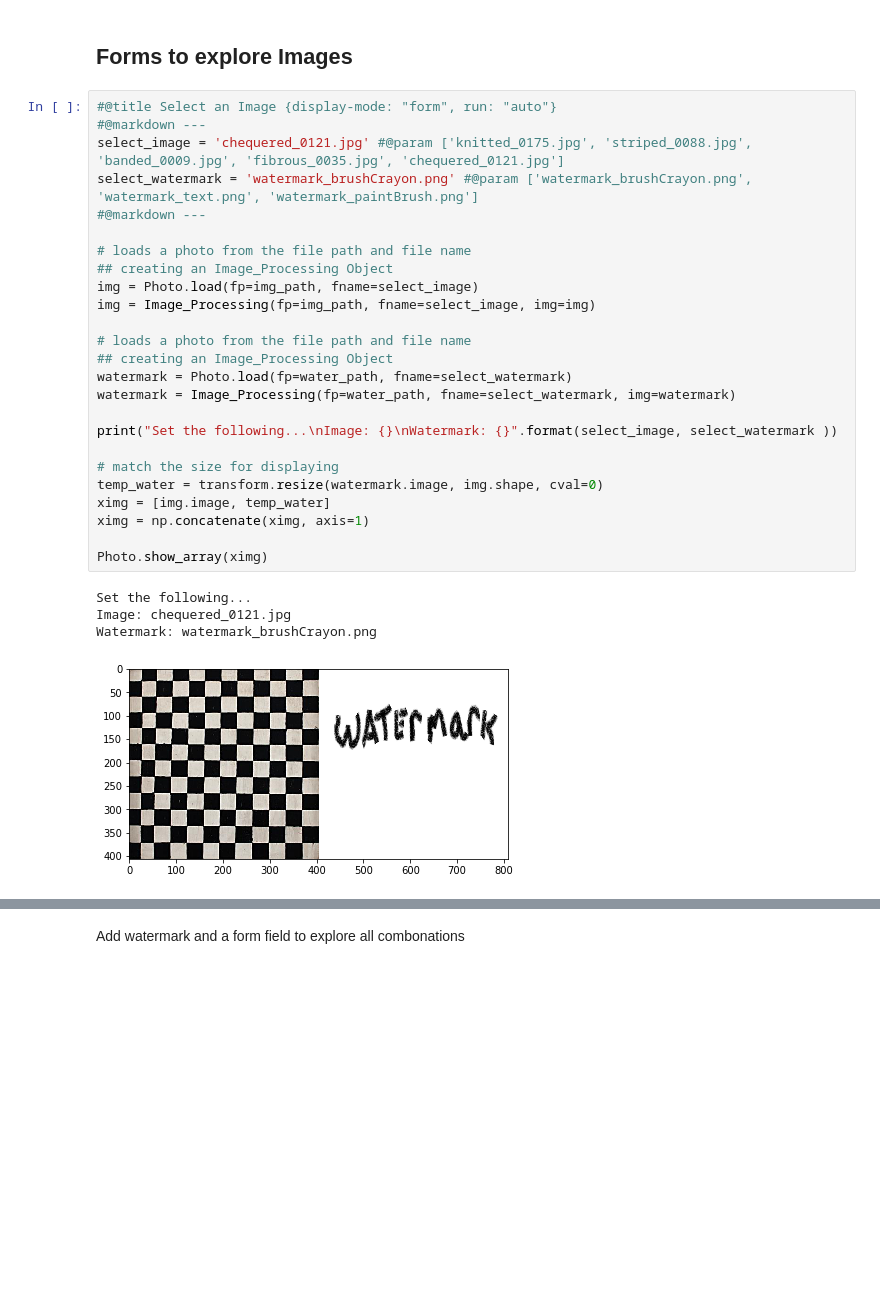
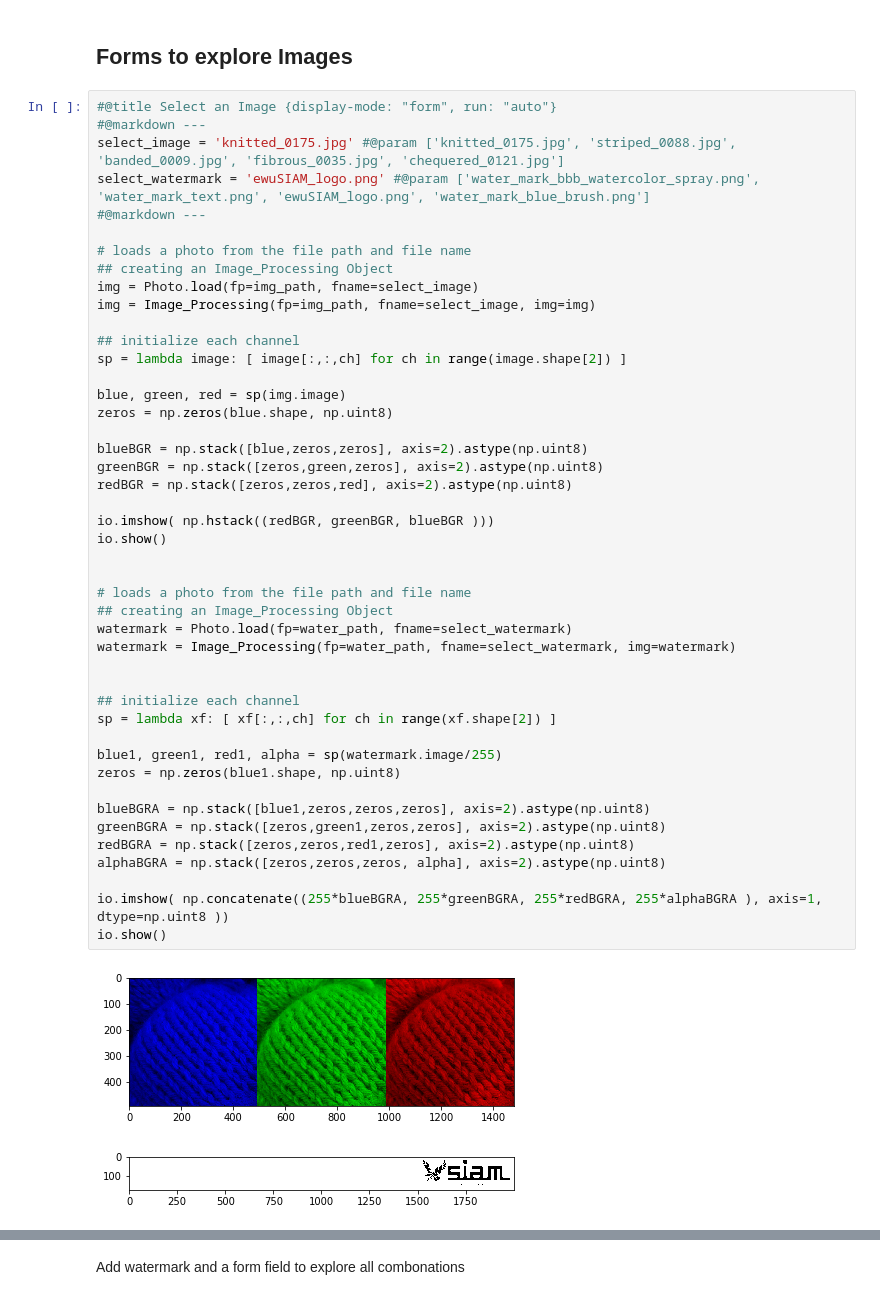
Before and after one commit to Babcock-R17/Image-Processing, a Jupyter notebook: Independent_Study.ipynb, the cells around one changed output, grey strips where cells are left out. Cells and saved outputs as stored; diff of their text form; blank space fills up the shorter version.

```diff
--- a/Independent_Study.ipynb
+++ b/Independent_Study.ipynb
@@ -327,33 +303,51 @@ Images loaded are ['watermark_brushCrayon.png', 'watermark_text.png', 'watermark
 # %%
 #@title Select an Image {display-mode: "form", run: "auto"}
 #@markdown ---
-select_image = 'chequered_0121.jpg' #@param ['knitted_0175.jpg', 'striped_0088.jpg', 'banded_0009.jpg', 'fibrous_0035.jpg', 'chequered_0121.jpg']
-select_watermark = 'watermark_brushCrayon.png' #@param ['watermark_brushCrayon.png', 'watermark_text.png', 'watermark_paintBrush.png']
+select_image = 'knitted_0175.jpg' #@param ['knitted_0175.jpg', 'striped_0088.jpg', 'banded_0009.jpg', 'fibrous_0035.jpg', 'chequered_0121.jpg']
+select_watermark = 'ewuSIAM_logo.png' #@param ['water_mark_bbb_watercolor_spray.png', 'water_mark_text.png', 'ewuSIAM_logo.png', 'water_mark_blue_brush.png']
 #@markdown ---
 
 # loads a photo from the file path and file name
 ## creating an Image_Processing Object
 img = Photo.load(fp=img_path, fname=select_image)
 img = Image_Processing(fp=img_path, fname=select_image, img=img)
 
+## initialize each channel
+sp = lambda image: [ image[:,:,ch] for ch in range(image.shape[2]) ]
+
+blue, green, red = sp(img.image)
+zeros = np.zeros(blue.shape, np.uint8)
+
+blueBGR = np.stack([blue,zeros,zeros], axis=2).astype(np.uint8)
+greenBGR = np.stack([zeros,green,zeros], axis=2).astype(np.uint8)
+redBGR = np.stack([zeros,zeros,red], axis=2).astype(np.uint8)
+
+io.imshow( np.hstack((redBGR, greenBGR, blueBGR )))
+io.show()
+
+
 # loads a photo from the file path and file name
 ## creating an Image_Processing Object
 watermark = Photo.load(fp=water_path, fname=select_watermark)
 watermark = Image_Processing(fp=water_path, fname=select_watermark, img=watermark)
 
-print("Set the following...\nImage: {}\nWatermark: {}".format(select_image, select_watermark ))
 
-# match the size for displaying
-temp_water = transform.resize(watermark.image, img.shape, cval=0)
-ximg = [img.image, temp_water]
-ximg = np.concatenate(ximg, axis=1)
+## initialize each channel
+sp = lambda xf: [ xf[:,:,ch] for ch in range(xf.shape[2]) ]
 
-Photo.show_array(ximg)
+blue1, green1, red1, alpha = sp(watermark.image/255)
+zeros = np.zeros(blue1.shape, np.uint8)
+
+blueBGRA = np.stack([blue1,zeros,zeros,zeros], axis=2).astype(np.uint8)
+greenBGRA = np.stack([zeros,green1,zeros,zeros], axis=2).astype(np.uint8)
+redBGRA = np.stack([zeros,zeros,red1,zeros], axis=2).astype(np.uint8)
+alphaBGRA = np.stack([zeros,zeros,zeros, alpha], axis=2).astype(np.uint8)
+
+io.imshow( np.concatenate((255*blueBGRA, 255*greenBGRA, 255*redBGRA, 255*alphaBGRA ), axis=1, dtype=np.uint8 ))
+io.show()
 # %% [output]
-Set the following...
-Image: chequered_0121.jpg
-Watermark: watermark_brushCrayon.png
-[figure, old version]
+[figure, new version]
+[figure, added]
 # %%
 #@title Select Parameters { display-mode: "form", run: "auto" }
 #@markdown ---
```
Also changed, not shown: parts of 10 cells of this notebook.
